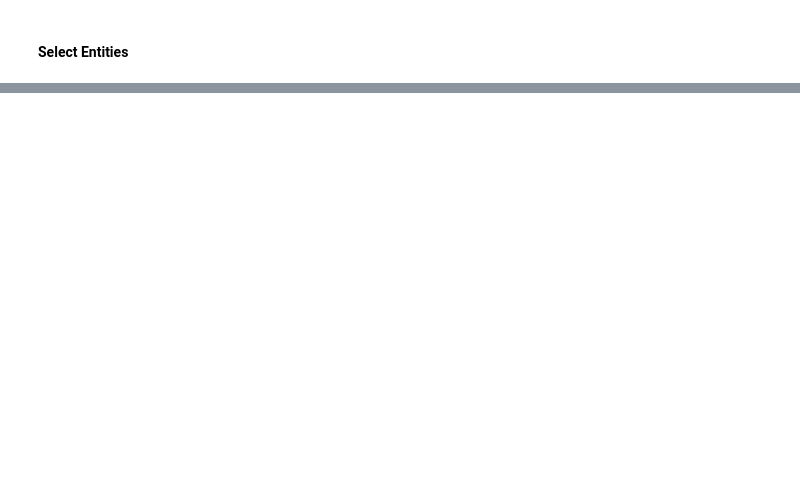
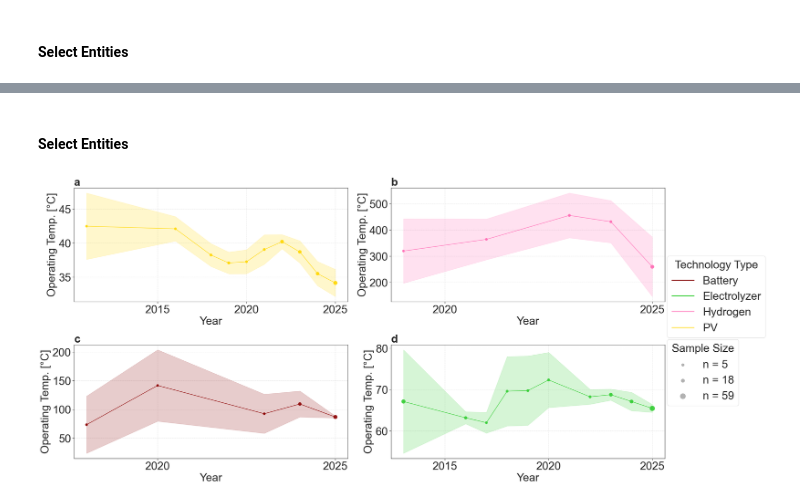
Before and after one commit to FZJ-IEK3-VSA/quinex-energy-system-studies, a Jupyter notebook: notebooks/Step5_TemporalVisualisation.ipynb, the cells around one changed output, grey strips where cells are left out. Saved outputs shown, nothing was run; the diff lists cells and outputs as text; code cells hidden in the pictures; blank space fills up the shorter version.

```diff
--- a/notebooks/Step5_TemporalVisualisation.ipynb
+++ b/notebooks/Step5_TemporalVisualisation.ipynb
@@ -377,0 +393,7 @@ fig.show()
+# %%
+df = pd.read_parquet("../data/visualisation_files/df_technologies.parquet")
+temp = df[df["property_mapping"] == "Operating Temperature"]
+temp = temp[temp['unit_normalized'].apply(
+    lambda lst: len(lst) == 1 and lst[0].get('unit_uri') == 'http://qudt.org/vocab/unit/DEG_C'
+)]
+temp["unit_normalized"].value_counts()
@@ -377,0 +419,55 @@ fig.show()
+# %% [markdown]
+#### Select Entities
+# %%
+temp = temp[temp["entity_base_mapping"].isin(['PV', 'Hydrogen'])]
+# %%
+data = [
+    {
+    'df': temp[temp["entity_base_mapping"].isin(['PV'])],
+    'entity_col': 'entity_base_mapping',
+    'value_col': 'value_normalized',
+    'ylabel': 'Operating Temp. [°C]',
+    'title': 'a'
+    },
+    {
+    'df': temp[temp["entity_base_mapping"].isin(['Hydrogen'])],
+    'entity_col': 'entity_base_mapping',
+    'value_col': 'value_normalized',
+    'ylabel': 'Operating Temp. [°C]',
+    'title': 'b'
+    },
+    {
+    'df': temp[temp["entity_base_mapping"].isin(['Battery'])],
+    'entity_col': 'entity_base_mapping',
+    'value_col': 'value_normalized',
+    'ylabel': 'Operating Temp. [°C]',
+    'title': 'c'
+    },
+    {
+    'df': temp[temp["entity_base_mapping"].isin(['Electrolyzer'])],
+    'entity_col': 'entity_base_mapping',
+    'value_col': 'value_normalized',
+    'ylabel': 'Operating Temp. [°C]',
+    'title': 'd'
+    },
+]
+
+
+fig = visualisation.plot_multiple_properties_over_time(
+    data_list = data,
+    legend_title = 'Technology Type',
+    color_dict=visualisation.entity_colors,
+    figsize=(24,12),
+    legend_position=(0.98,0.75),
+    legend_size_position=(0.98,0.49),
+    central_tendency="moving average",
+    error_type="se",
+    error_display="shade",
+    font_size=30,
+    number_xticks=5
+    )
+
+fig.show()
+fig.savefig("../data/figures/results/test/operating_temp.pdf", bbox_inches='tight')
+# %% [output]
+[figure, added]
```
Also changed, not shown: parts of 24 cells of this notebook, 16 other files.
